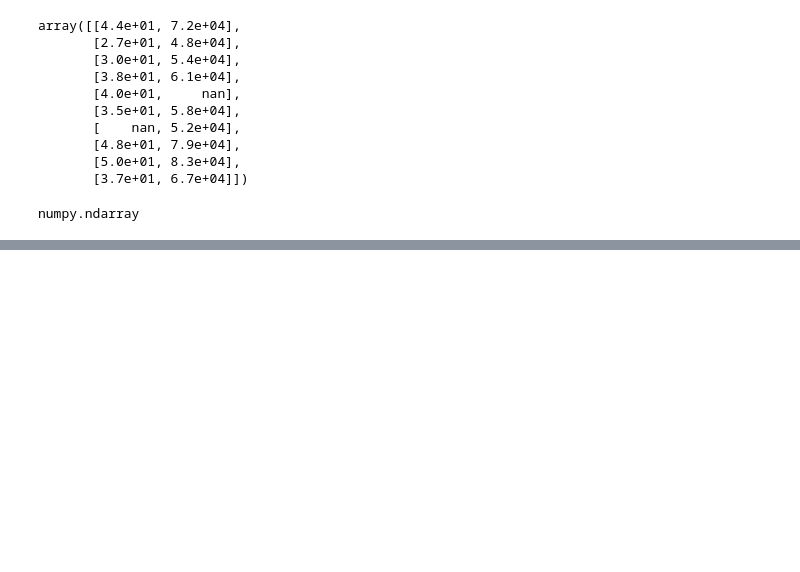
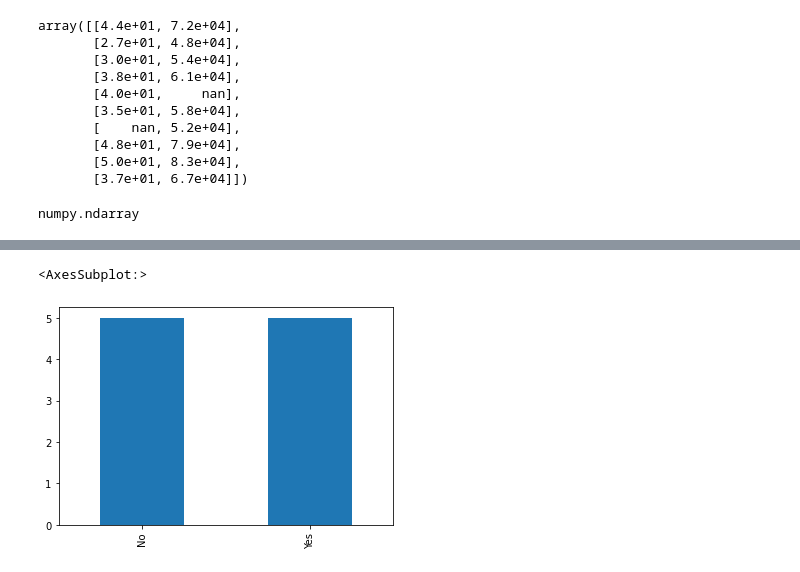
Before and after one commit to git-chinmay/ml-prerequisite-basic-courses, a Jupyter notebook: Pandas/pandas-basics.ipynb, the cells around one changed output, grey strips where cells are left out. Drawn from its saved outputs; the diff is of its cells as text; code cells hidden in the pictures; blank space fills up the shorter version.

```diff
--- a/Pandas/pandas-basics.ipynb
+++ b/Pandas/pandas-basics.ipynb
@@ -177,0 +233,5 @@ numpy.ndarray
+# %%
+df['purchased'].value_counts().plot.bar()
+# %% [output]
+<AxesSubplot:>
+[figure, added]
```
Also changed, not shown: parts of 20 cells of this notebook, 1 other file.
